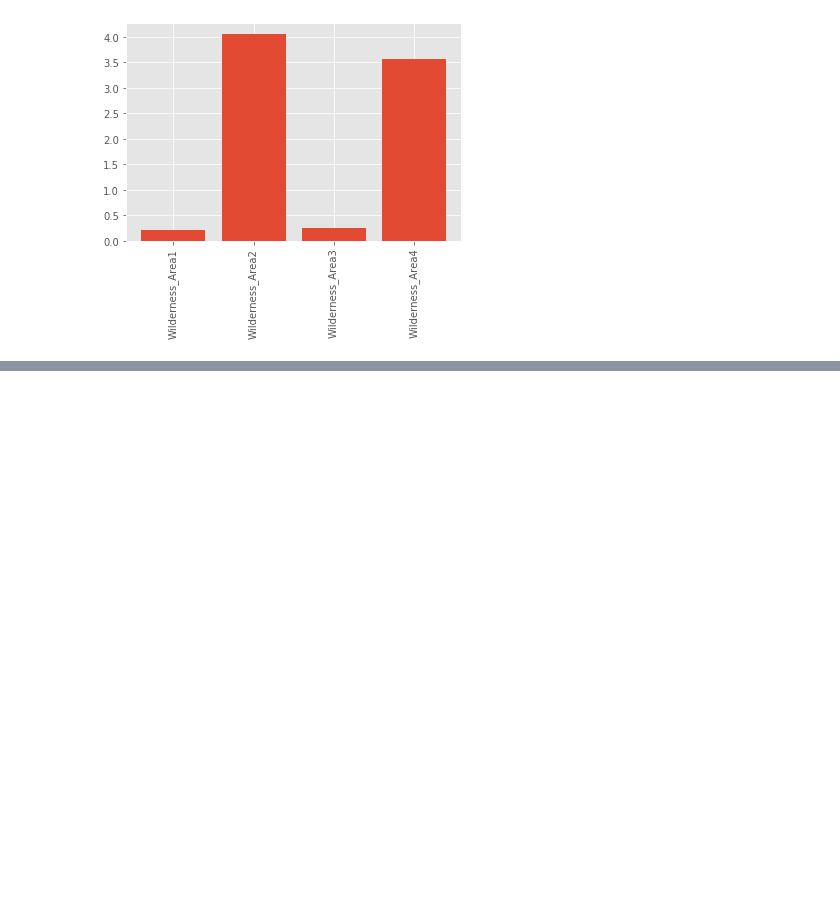
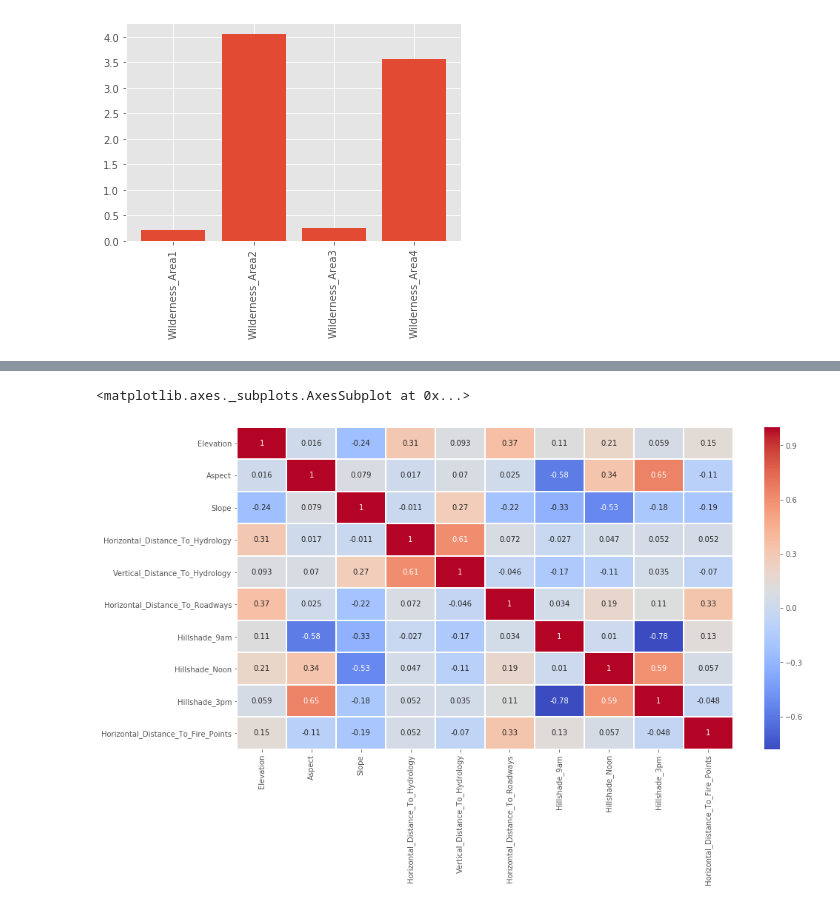
Before and after one commit to BallOfClay/cap_2, a Jupyter notebook: notebooks/EDA1.ipynb, the cells around one changed output, grey strips where cells are left out. Drawn from its saved outputs; the diff is of its cells as text; code cells hidden in the pictures; blank space fills up the shorter version.

```diff
--- a/notebooks/EDA1.ipynb
+++ b/notebooks/EDA1.ipynb
@@ -245,0 +236,6 @@ plt.xticks(rotation=90)
+# %%
+plt.figure(figsize=(15,8))
+sns.heatmap(df_cart.corr(),cmap='coolwarm',linewidths=1,annot=True)
+# %% [output]
+<matplotlib.axes._subplots.AxesSubplot at 0x...>
+[figure, added]
```
Also changed, not shown: parts of 2 cells of this notebook, 22 other files.
